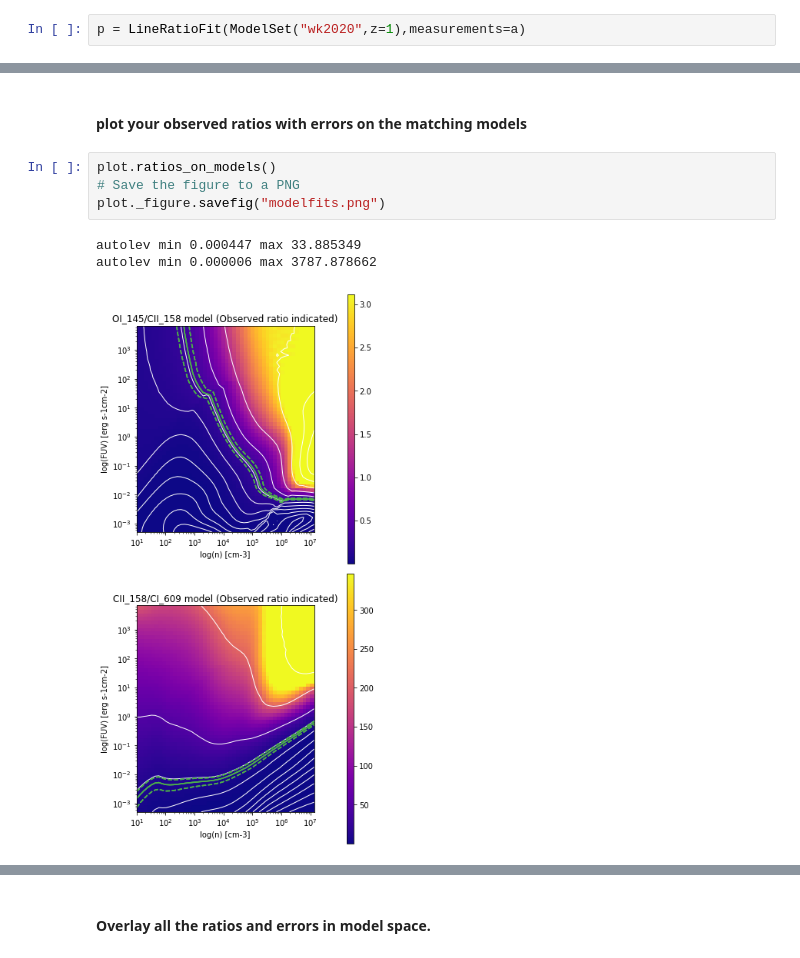
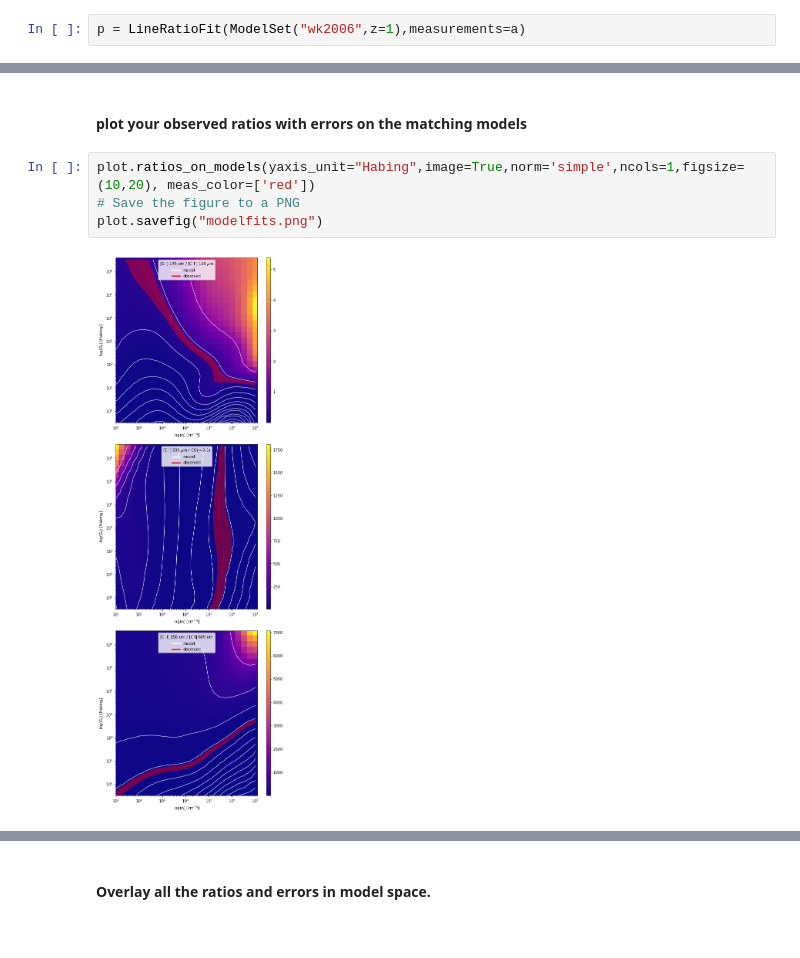
Before and after one commit to mpound/pdrtpy-nb, a Jupyter notebook: notebooks/PDRT_Example_Find_n_G0_Single_Pixel.ipynb, the cells around one changed output, grey strips where cells are left out. Cells and saved outputs as stored; diff of their text form.

```diff
--- a/notebooks/PDRT_Example_Find_n_G0_Single_Pixel.ipynb
+++ b/notebooks/PDRT_Example_Find_n_G0_Single_Pixel.ipynb
@@ -27,7 +40,7 @@ a = [m1,m2,m3,m4]
 # %% [markdown]
 Now create the fitting tool, feeding it your observations.   It will use the default  Wolfire/Kauffman ModelSet.
 # %%
-p = LineRatioFit(ModelSet("wk2020",z=1),measurements=a)
+p = LineRatioFit(ModelSet("wk2006",z=1),measurements=a)
 # %% [markdown]
 ### Now run it!
 Note the K km s$^{-1}$ get converted on the fly to erg s$^{-1}$ cm$^{-2}$ sr$^{-1}$.  You will get warned that there are no beam parameters in the Measurements.
@@ -65,10 +80,8 @@ You can vary colormap, contours, units, etc.  For an exhaustive list, see the do
 # %% [markdown]
 #### plot your observed ratios with errors on the matching models
 # %%
-plot.ratios_on_models()
+plot.ratios_on_models(yaxis_unit="Habing",image=True,norm='simple',ncols=1,figsize=(10,20), meas_color=['red'])
 # Save the figure to a PNG
-plot._figure.savefig("modelfits.png")
+plot.savefig("modelfits.png")
 # %% [output]
-autolev min 0.000447 max 33.885349
-autolev min 0.000006 max 3787.878662
-[figure, old version]
+[figure, new version]
```
Also changed, not shown: parts of 18 cells of this notebook, 4 other files.
